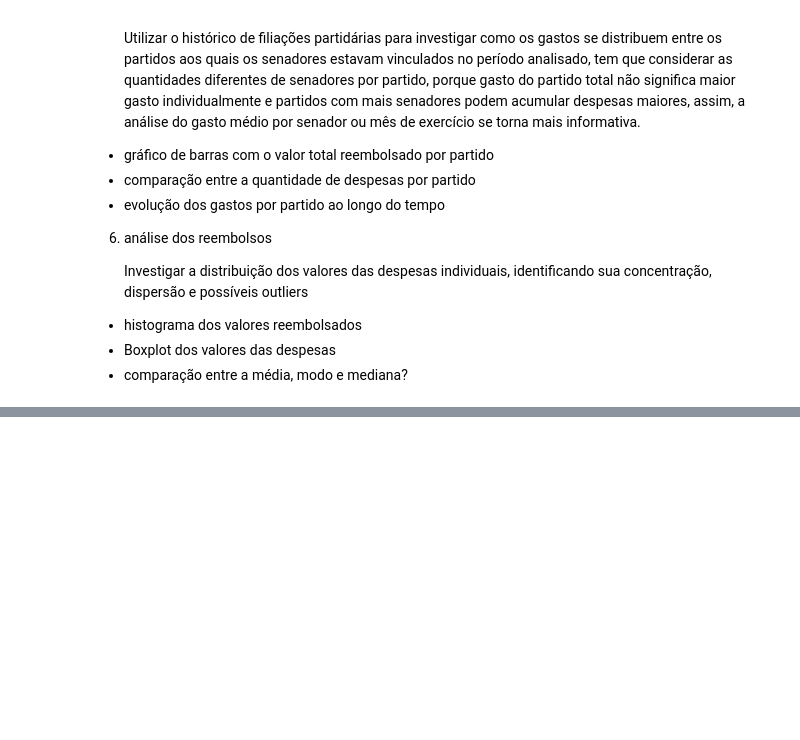
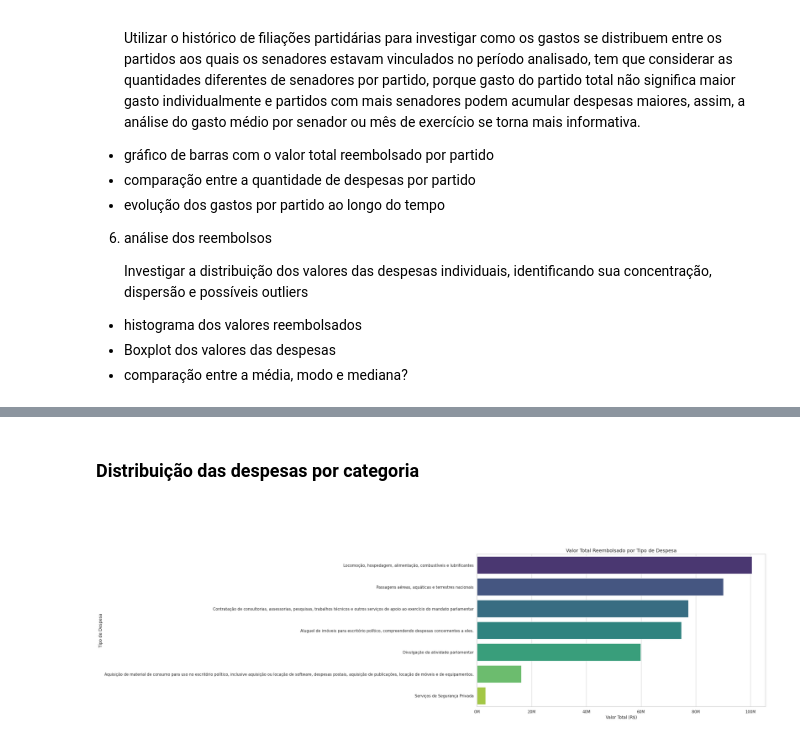
Before and after one commit to rafaalathais/analise-gasto-parlamentar, a Jupyter notebook: notebook_gasto_parlamentar.ipynb, the cells around one changed output, grey strips where cells are left out. Saved outputs shown, nothing was run; the diff lists cells and outputs as text; code cells hidden in the pictures; blank space fills up the shorter version.

```diff
--- a/notebook_gasto_parlamentar.ipynb
+++ b/notebook_gasto_parlamentar.ipynb
@@ -708,0 +767,21 @@ A integração preservou os 382.061 registros de despesas. Após o tratamento da
+# %% [markdown]
+### Distribuição das despesas por categoria
+# %% [markdown]
+###
+# %%
+gastos_categoria = despesas.groupby('TIPO_DESPESA_PADRONIZADO').agg(
+    Valor_Total=('VALOR_REEMBOLSADO', 'sum'),
+    Quantidade=('ID', 'count')
+).reset_index()
+
+gastos_categoria_valor = gastos_categoria.sort_values('Valor_Total', ascending=False)
+plt.figure(figsize=(15, 8))
+sns.barplot(data=gastos_categoria_valor, y='TIPO_DESPESA_PADRONIZADO', x='Valor_Total', hue='TIPO_DESPESA_PADRONIZADO', palette='viridis', legend =False)
+plt.title('Valor Total Reembolsado por Tipo de Despesa', fontsize=14)
+plt.xlabel('Valor Total (R$)')
+plt.ylabel('Tipo de Despesa')
+plt.gca().xaxis.set_major_formatter(plt.FuncFormatter(lambda x, loc: "{:,}M".format(int(x/1e6))))
+plt.tight_layout()
+plt.show()
+# %% [output]
+[figure, added]
```
Also changed, not shown: parts of 47 cells of this notebook.
